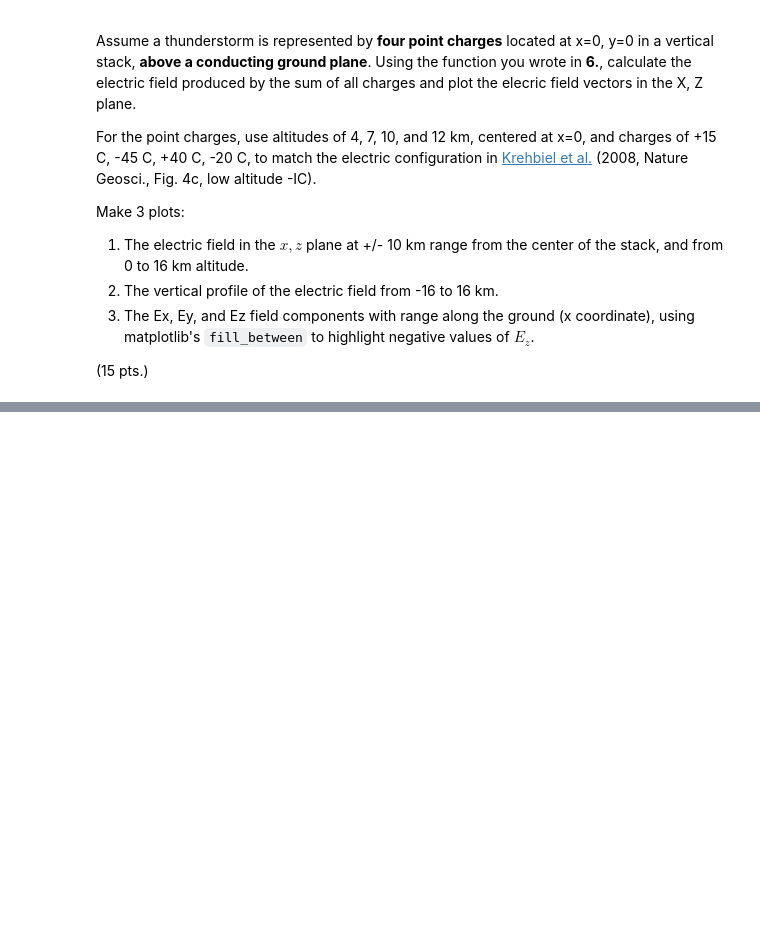
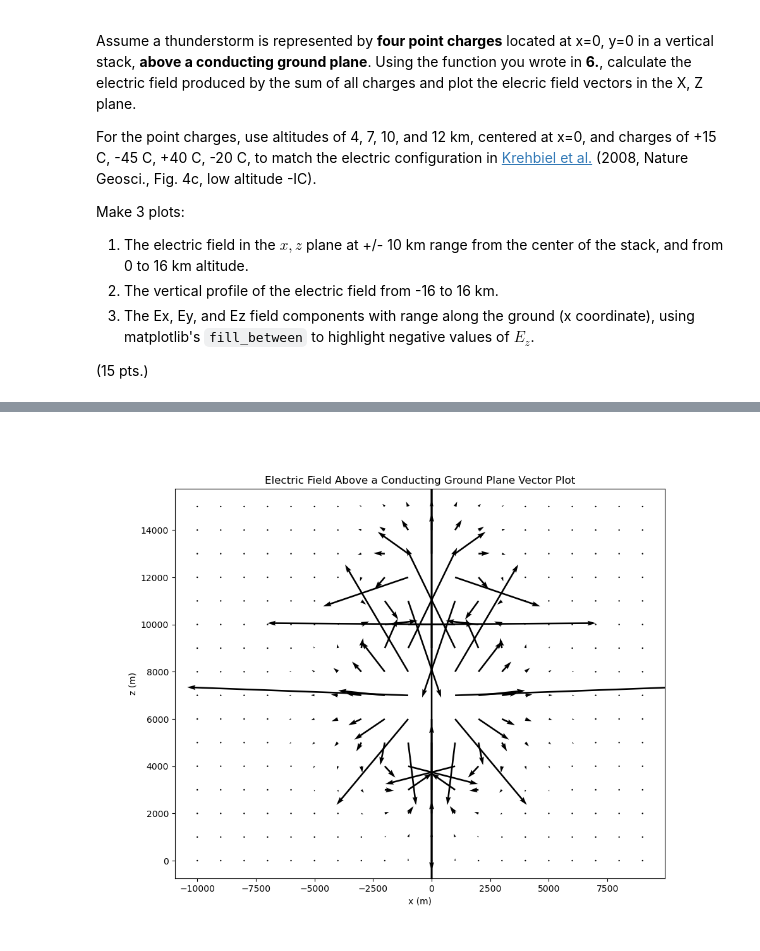
Before and after one commit to JuliaBuhrman/atmo_electricity, a Jupyter notebook: hw2.ipynb, the cells around one changed output, grey strips where cells are left out. Saved outputs shown, nothing was run; the diff lists cells and outputs as text; code cells hidden in the pictures; blank space fills up the shorter version.

```diff
--- a/hw2.ipynb
+++ b/hw2.ipynb
@@ -522,3 +558,7 @@ print(q.shape)
 # %%
 E_all = point_E(r_reshape, r_0_reshape, q)
+E_all_opposite = point_E(r_reshape, -r_0_reshape, -q) # create equal and opposite charges to make conducting ground plane, r does not change
+E_total = np.sum(E_all, axis=2)# (Nz, Nx, 2)
+E_total_opposite = np.sum(E_all_opposite, axis=2)
+E_total_conduct = E_total + E_total_opposite
 # %% [output]
@@ -687,2 +597,25 @@ def direct_set_widgets(charge_stack, vals):
+# %%
+# create x, y, z components to plot vectors
+Ex = E_total_conduct[..., 0]
+Ey = E_total_conduct[..., 1]
+Ez = E_total_conduct[..., 2]
+# %%
+z_positive = z>=0
 # %%
-E_ground_plane = E_
+skip = 5 # how frequently to skip to plot vectors neatly
+
+plot_E = plt.figure(figsize=(10,8))
+
+plt.quiver(
+    X[z_positive, :][::skip, ::skip],
+    Z[z_positive, :][::skip, ::skip],
+    Ex[z_positive, :][::skip, ::skip],
+    Ez[z_positive, :][::skip, ::skip]
+)
+
+plt.xlabel('x (m)')
+plt.ylabel('z (m)')
+plt.title('Electric Field Above a Conducting Ground Plane Vector Plot')
+plt.show()
+# %% [output]
+[figure, added]
```
Also changed, not shown: parts of 46 cells of this notebook.
